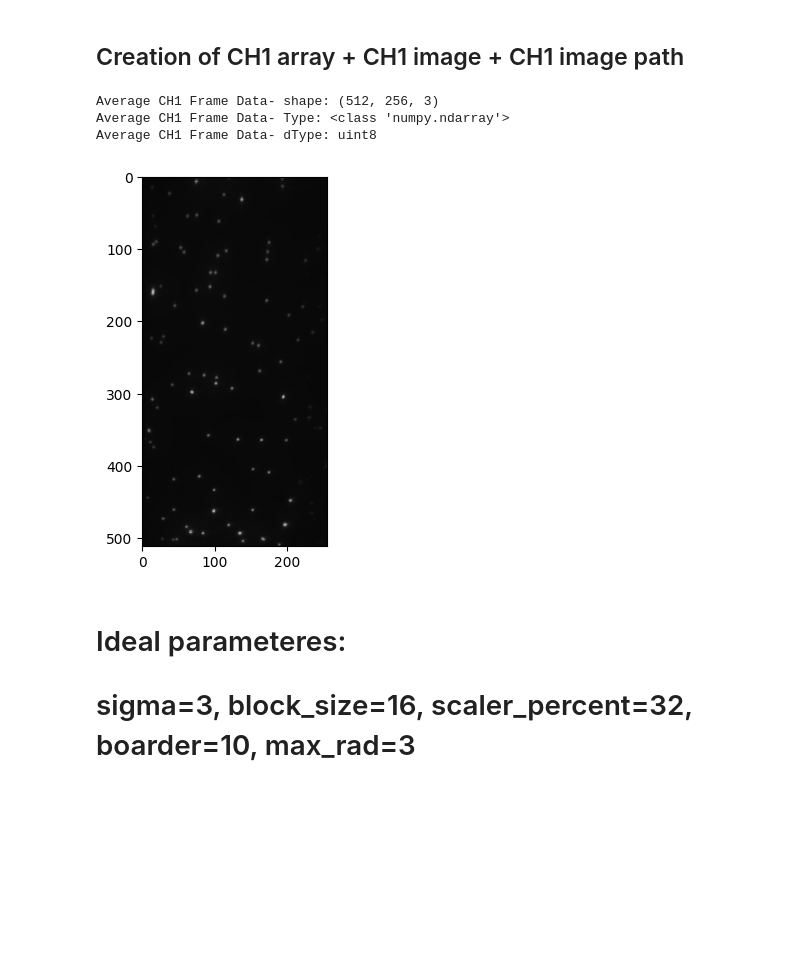
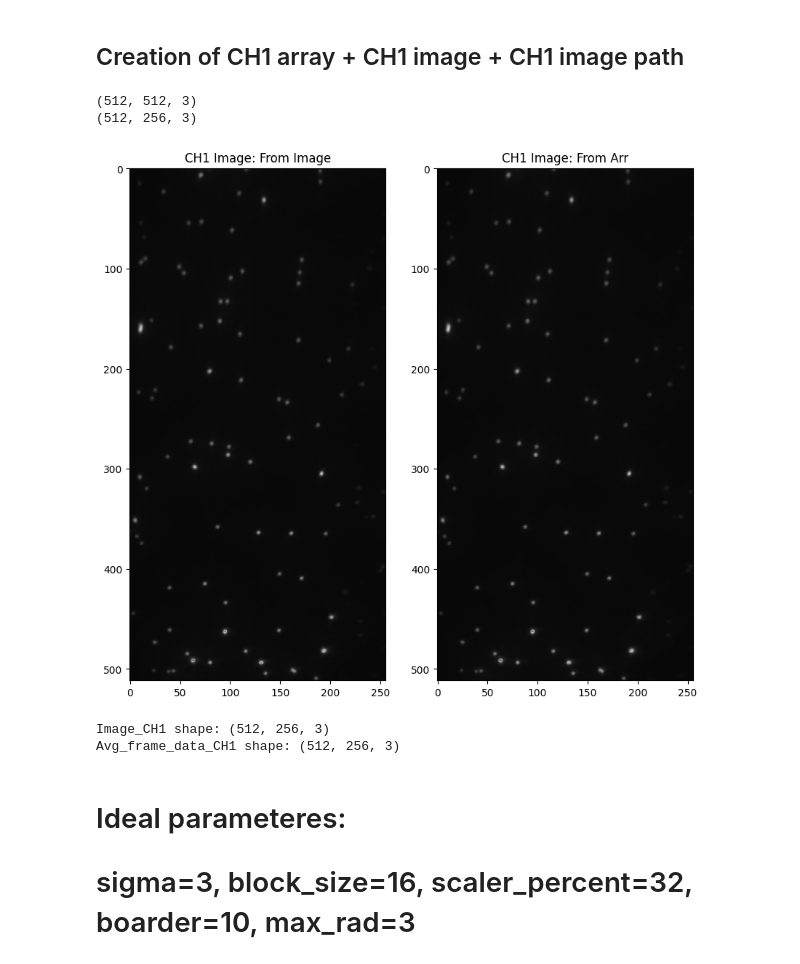
Before and after one commit to ljhason/smImaging-Exploration, a Jupyter notebook: Channel Mapping/find_peaks_ch1.ipynb, the cells around one changed output. Saved outputs shown, nothing was run; the diff lists cells and outputs as text; code cells hidden in the pictures; blank space fills up the shorter version.

```diff
--- a/Channel Mapping/find_peaks_ch1.ipynb
+++ b/Channel Mapping/find_peaks_ch1.ipynb
@@ -20,26 +20,11 @@ Image Size: 512 x 512
 Sucessfully generated average frame
 # %% [markdown]
 ## Creation of CH1 array + CH1 image + CH1 image path
-# %%
-#Chanel 1 image
-avg_frame_data_CH1 = avg_frame_data[:,:256]
-
-#CH1 image path
-CH1_img_path = "hel1_Avg_Frame/hel1_Avg_Frame_CH1.png"
-# image_CH1 = Image.fromarray(avg_frame_data_CH1)
-# image_CH1.save(CH1_img_path)
-
-#CH1 image name: image_CH1
-image_CH1 = io.imread(CH1_img_path, as_gray=True)
-
-print(f"Average CH1 Frame Data- shape: {avg_frame_data_CH1.shape}")
-print(f"Average CH1 Frame Data- Type: {type(avg_frame_data_CH1)}")
-print(f"Average CH1 Frame Data- dType: {avg_frame_data_CH1.dtype}")
-
-#Display Average frame using matplotlib
-image = plt.imshow(avg_frame_data_CH1, cmap="grey");
-# %% [output]
-Average CH1 Frame Data- shape: (512, 256, 3)
-Average CH1 Frame Data- Type: <class 'numpy.ndarray'>
-Average CH1 Frame Data- dType: uint8
-[figure, removed]
+# %%
+#Chanel 1 image
+avg_frame_data_CH1 = avg_frame_data[:,:256]
+print(avg_frame_data.shape)
+print(avg_frame_data_CH1.shape)
+# %% [output]
+(512, 512, 3)
+(512, 256, 3)
@@ -46,3 +36,25 @@ Average CH1 Frame Data- dType: uint8
+# %%
+#Display Average frame using matplotlib
+image_CH1 = io.imread(CH1_img_path)
+
+fig, axes = plt.subplots(1, 2, figsize=(10,10))
+axes[0].imshow(image_CH1, cmap='gray')
+axes[0].set_title('CH1 Image: From Image')
+
+
+axes[1].imshow(avg_frame_data_CH1, cmap='gray')
+axes[1].set_title('CH1 Image: From Arr')
+
+plt.show()
+# %% [output]
+[figure, added]
+# %%
+# Checking dimension
+print(f"Image_CH1 shape: {image_CH1.shape}")
+print(f"Avg_frame_data_CH1 shape: {avg_frame_data_CH1.shape}")
+# %% [output]
+Image_CH1 shape: (512, 256, 3)
+Avg_frame_data_CH1 shape: (512, 256, 3)
 # %% [markdown]
 # Ideal parameteres:
 # sigma=3, block_size=16, scaler_percent=32, boarder=10, max_rad=3
```
Also changed, not shown: parts of 9 cells of this notebook, 6 other files.
